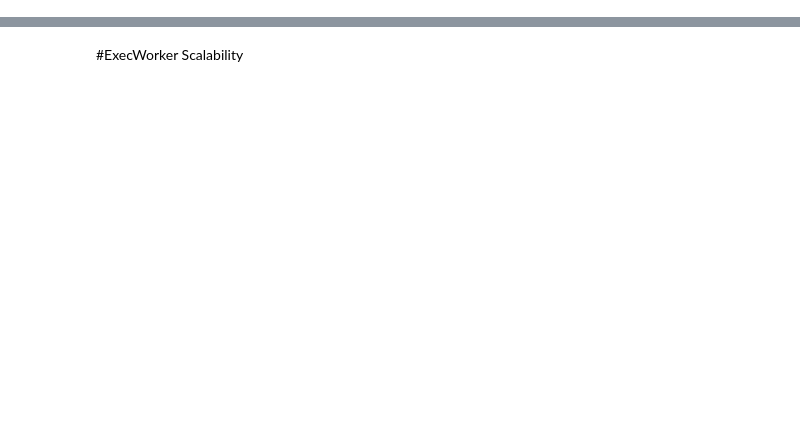
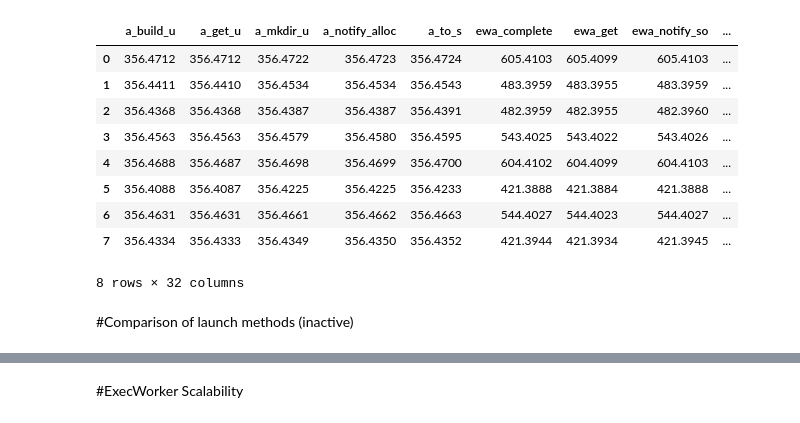
Before and after one commit to radical-experiments/rp-orte-bw, a Jupyter notebook: notebooks/bw_experiments.ipynb, the cells around one changed output, grey strips where cells are left out. Drawn from its saved outputs; the diff is of its cells as text; code cells hidden in the pictures; blank space fills up the shorter version.

```diff
--- a/notebooks/bw_experiments.ipynb
+++ b/notebooks/bw_experiments.ipynb
@@ -20,0 +172,21 @@ Data is stored as:
+# %%
+#
+# Store JSON session data in HDF5 database
+#
+# TODO: prevent duplication
+# TODO: Look into performance degradation warning
+#
+hdf5dir = '/Users/mark/Documents/experiments/bluewaters/data/hdf5'
+
+store = pd.HDFStore(os.path.join(hdf5dir, 'store.h5'))
+mongo, db, dbname, cname, pname = ru.mongodb_connect(dburl)
+
+
+for exp in experiments:
+
+    for session_id in select_exp_from_repo(exp):
+
+        stat_session(store, db, cachedir, session_id)
+
+#store.close()
+mongo.disconnect()
@@ -60,3 +385,18 @@ sessions
+# %%
+store.get('rp_session_netbook_mark_016590_0007/prof/pilot_0007')
+# %% [output]
+|  | a_build_u | a_get_u | a_mkdir_u | a_notify_alloc | a_to_s | ewa_complete | ewa_get | ewa_notify_so | ... |
+| 0 | 356.4712 | 356.4712 | 356.4722 | 356.4723 | 356.4724 | 605.4103 | 605.4099 | 605.4103 | ... |
+| 1 | 356.4411 | 356.4410 | 356.4534 | 356.4534 | 356.4543 | 483.3959 | 483.3955 | 483.3959 | ... |
+| 2 | 356.4368 | 356.4368 | 356.4387 | 356.4387 | 356.4391 | 482.3959 | 482.3955 | 482.3960 | ... |
+| 3 | 356.4563 | 356.4563 | 356.4579 | 356.4580 | 356.4595 | 543.4025 | 543.4022 | 543.4026 | ... |
+| 4 | 356.4688 | 356.4687 | 356.4698 | 356.4699 | 356.4700 | 604.4102 | 604.4099 | 604.4103 | ... |
+| 5 | 356.4088 | 356.4087 | 356.4225 | 356.4225 | 356.4233 | 421.3888 | 421.3884 | 421.3888 | ... |
+| 6 | 356.4631 | 356.4631 | 356.4661 | 356.4662 | 356.4663 | 544.4027 | 544.4023 | 544.4027 | ... |
+| 7 | 356.4334 | 356.4333 | 356.4349 | 356.4350 | 356.4352 | 421.3944 | 421.3934 | 421.3945 | ... |
+8 rows × 32 columns
+# %% [markdown]
+#Comparison of launch methods (inactive)
 # %%
 orte0 = store.get('rp.session.netbook.mark.016525.0027/units')
 aprun0 = store.get('rp.session.netbook.mark.016525.0028/units')
```
Also changed, not shown: parts of 73 cells of this notebook.
